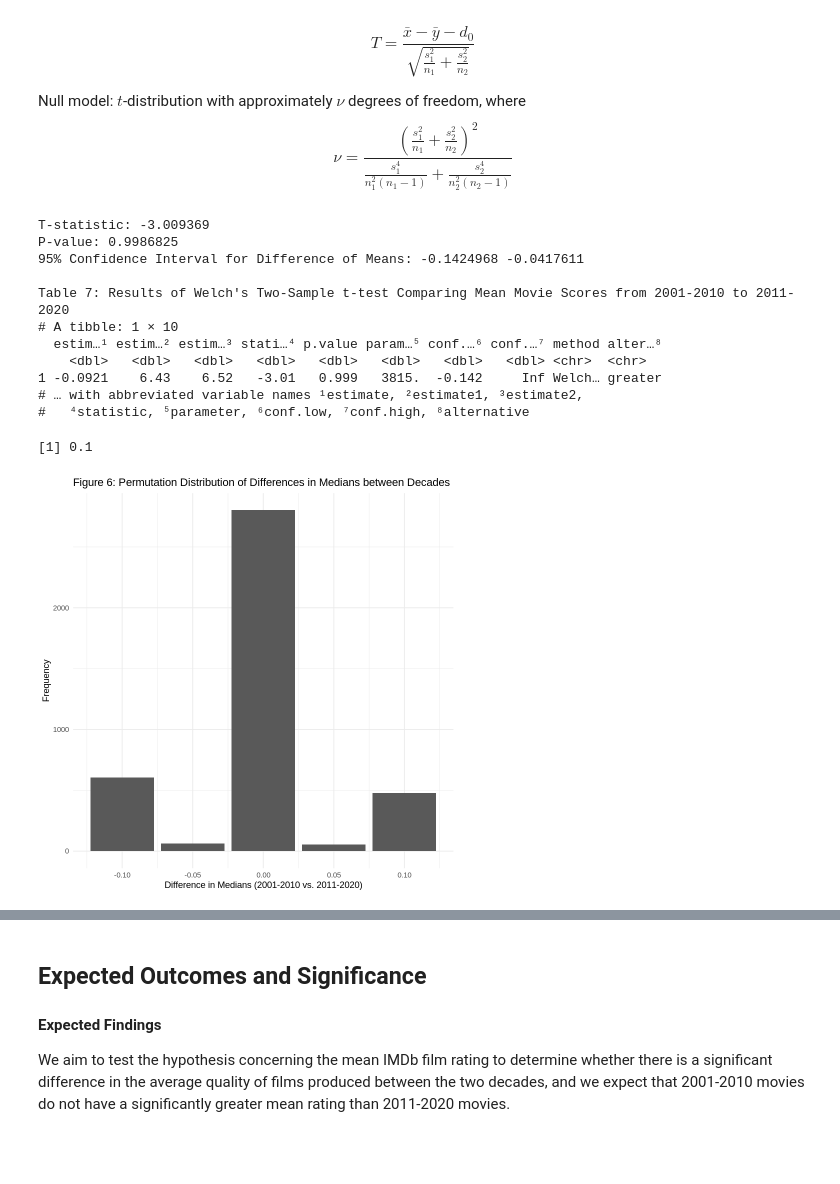
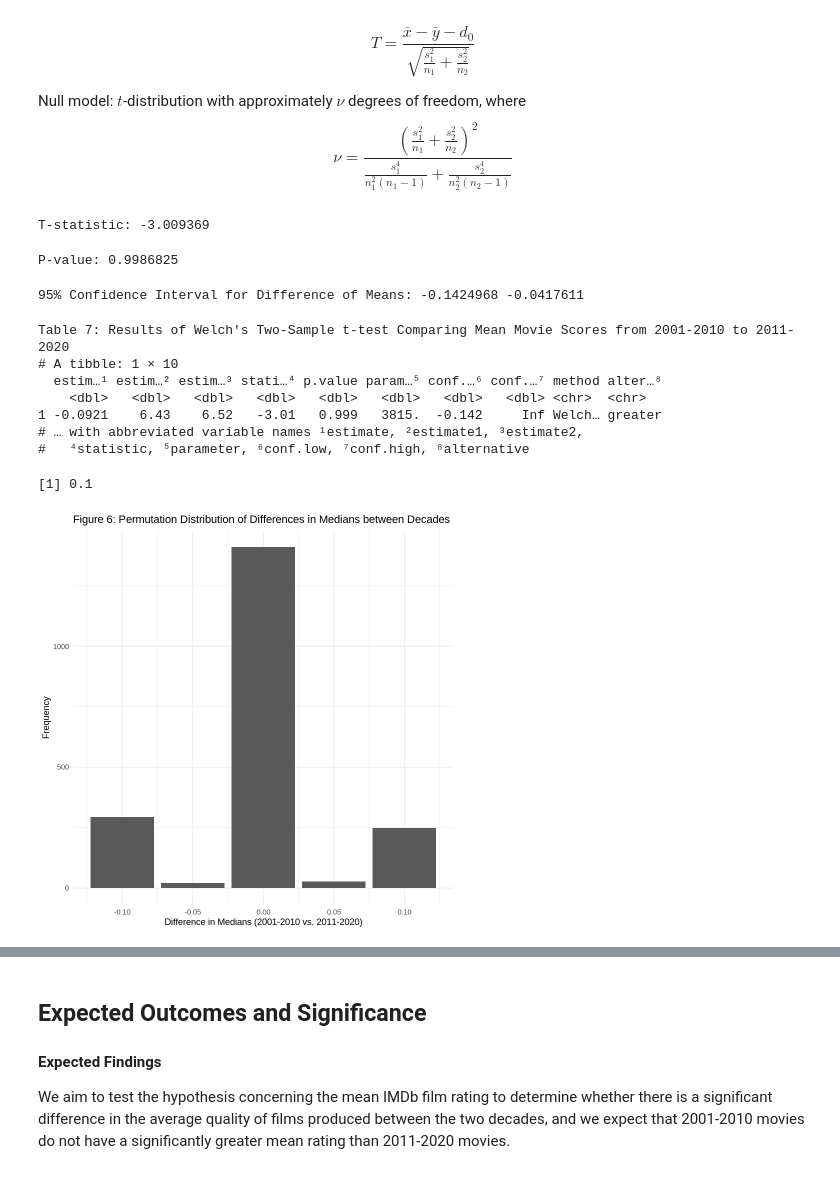
Before and after one commit to jessieshengyj/stat201, a Jupyter notebook: Proposal.ipynb, the cells around one changed output, grey strips where cells are left out. Cells and saved outputs as stored; diff of their text form; code cells hidden in the pictures; blank space fills up the shorter version.

```diff
--- a/Proposal.ipynb
+++ b/Proposal.ipynb
@@ -339,19 +340,29 @@ $$
 
 <!--
 #### **Visualization of Results** -->
+# %%
+# 1. Compute the t-statistic
+t_statistic <- diff_mean / SE_diff
+cat("T-statistic:", t_statistic, "\n")
+# %% [output]
+T-statistic: -3.009369
+# %%
+# 2. Get the p-value for the t-statistic
+# We're using a one-tailed test
+p_value <- 1 - pt(t_statistic, df_welch)
+cat("P-value:", p_value, "\n")
+# %% [output]
+P-value: 0.9986825
+# %%
+# 3. Compute the 95% confidence interval
+alpha <- 0.05
+t_critical <- qt(1 - alpha, df_welch)
+margin_of_error <- t_critical * SE_diff
+conf_interval <- c(diff_mean - margin_of_error, diff_mean + margin_of_error)
+cat("95% Confidence Interval for Difference of Means:", conf_interval, "\n\n")
+# %% [output]
+95% Confidence Interval for Difference of Means: -0.1424968 -0.0417611
 # %%
-# 1. Compute the t-statistic
-t_statistic <- diff_mean / SE_diff
-
-# 2. Get the p-value for the t-statistic
-# We're using a one-tailed test
-p_value <- 1 - pt(t_statistic, df_welch)
-
-# 3. Compute the 95% confidence interval
-alpha <- 0.05
-t_critical <- qt(1 - alpha, df_welch)
-margin_of_error <- t_critical * SE_diff
-conf_interval <- c(diff_mean - margin_of_error, diff_mean + margin_of_error)
 # 4. Using t.test() to verify calculations with unequal variances
 test_result <- tidy(
     t.test(data_2001_2010$score,
@@ -360,16 +371,9 @@ test_result <- tidy(
                       mu = 0,
                       var.equal = FALSE)) # Assuming unequal variance
 # Print results
-cat("T-statistic:", t_statistic, "\n")
-cat("P-value:", p_value, "\n")
-cat("95% Confidence Interval for Difference of Means:", conf_interval, "\n\n")
 cat("Table 7: Results of Welch's Two-Sample t-test Comparing Mean Movie Scores from 2001-2010 to 2011-2020\n")
 print(test_result)
 # %% [output]
-T-statistic: -3.009369
-P-value: 0.9986825
-95% Confidence Interval for Difference of Means: -0.1424968 -0.0417611
-
 Table 7: Results of Welch's Two-Sample t-test Comparing Mean Movie Scores from 2001-2010 to 2011-2020
 # A tibble: 1 × 10
   estim…¹ estim…² estim…³ stati…⁴ p.value param…⁵ conf.…⁶ conf.…⁷ method alter…⁸
@@ -385,19 +389,19 @@ d_median_hat
 # %%
 set.seed(2023)  # Setting seed for reproducibility
 null_distn_medians <- tidy_combined_data %>%
   specify(formula = score ~ decade) %>%
   hypothesize(null = "independence") %>%
-  generate(reps = 4000, type = "permute") %>%
+  generate(reps = 2000, type = "permute") %>%
   calculate(stat = "diff in medians", order = c("2001-2010", "2011-2020"))
 
 null_distn_medians %>%
   visualize() +
   ggtitle("Figure 6: Permutation Distribution of Differences in Medians between Decades") +
   xlab("Difference in Medians (2001-2010 vs. 2011-2020)") +
   ylab("Frequency") +
   theme_minimal()
 # %% [output]
-[figure, old version]
+[figure, new version]
 # %%
 null_distn_medians %>%
   visualize() +
```
Also changed, not shown: parts of 7 cells of this notebook.
